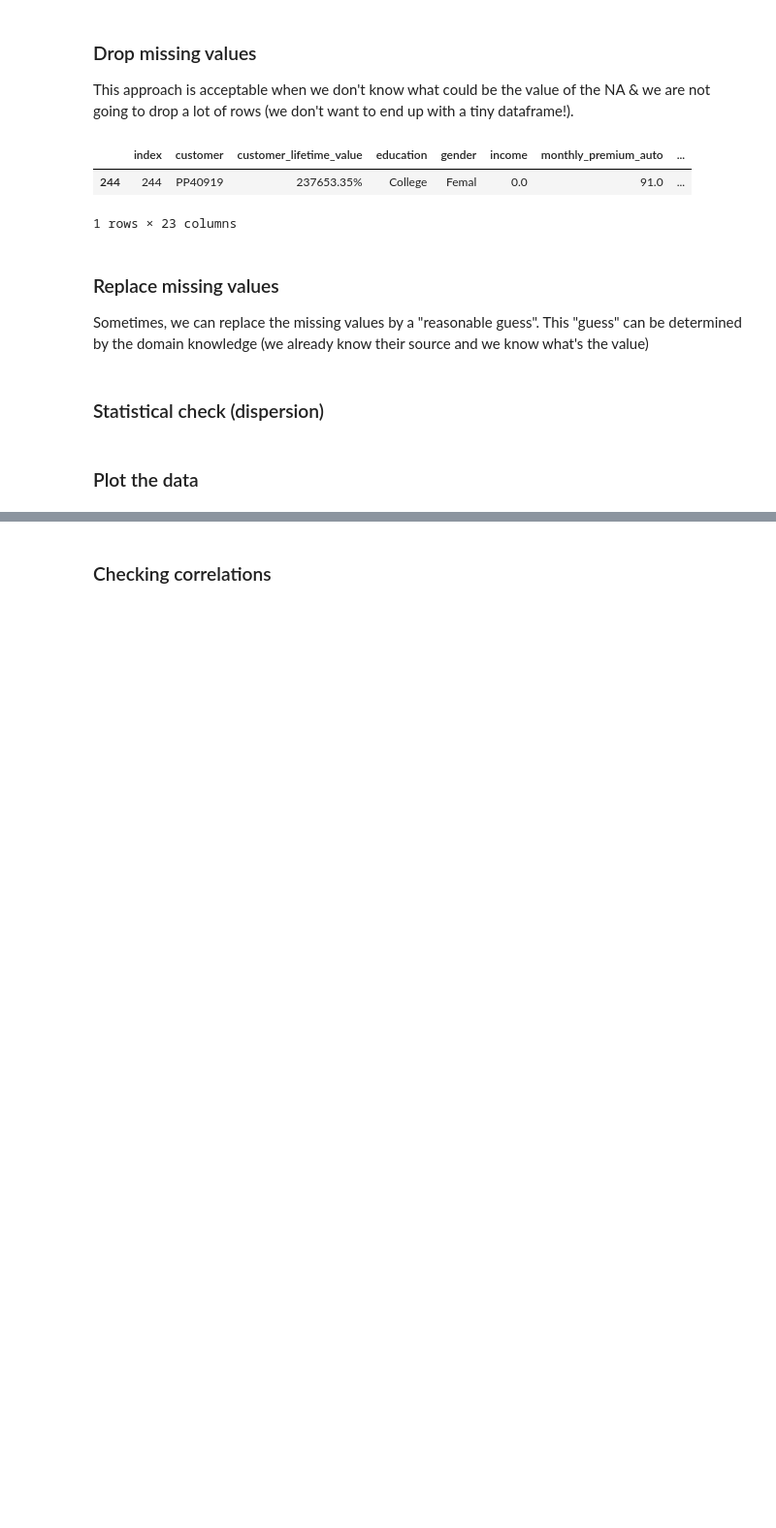
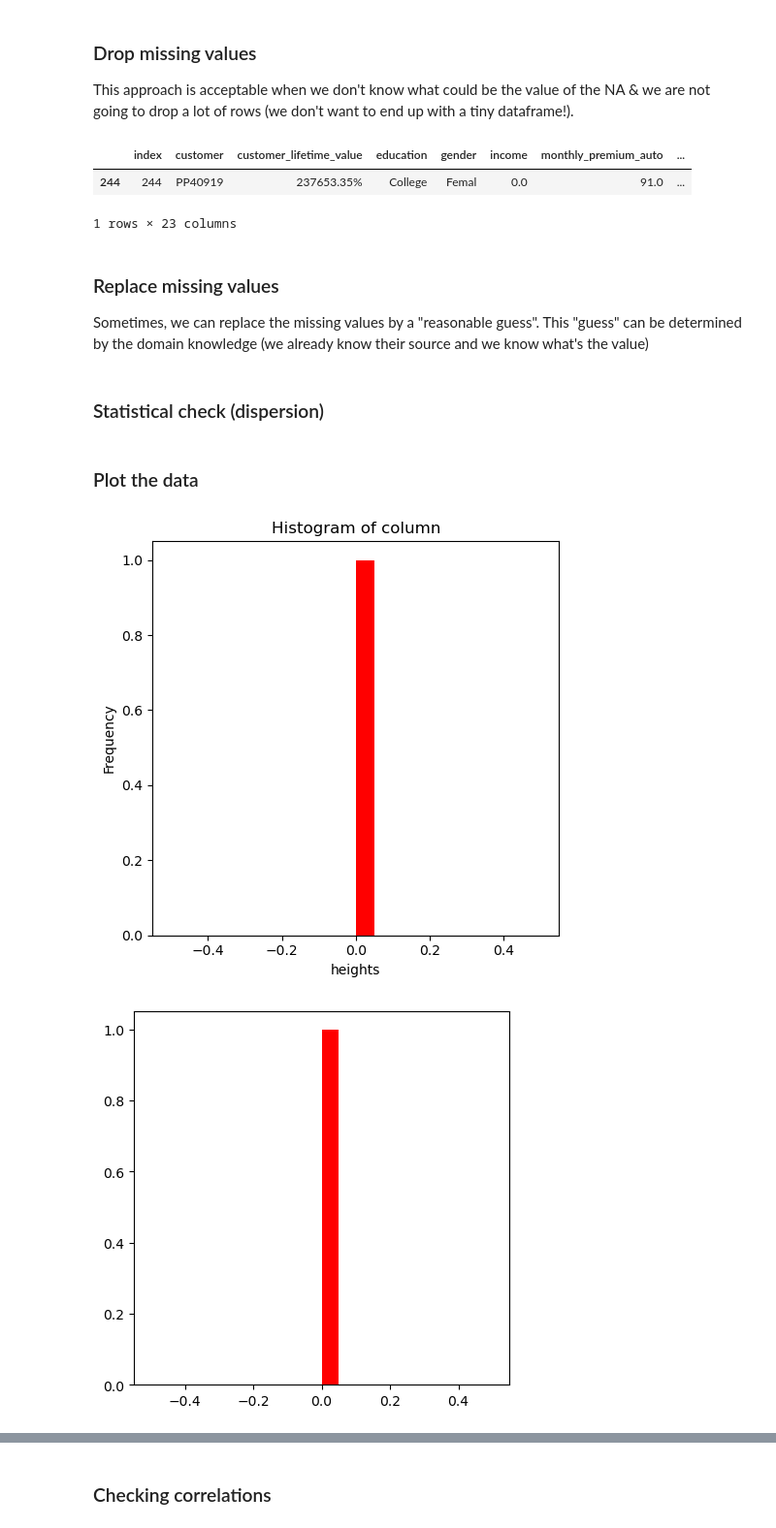
Before and after one commit to chaosskill/ironhack, a Jupyter notebook: revisions.ipynb, the cells around one changed output, grey strips where cells are left out. Shown: that part at 97% size. Saved outputs shown, nothing was run; the diff lists cells and outputs as text; code cells hidden in the pictures; blank space fills up the shorter version.

```diff
--- a/revisions.ipynb
+++ b/revisions.ipynb
@@ -187,18 +197,21 @@ warnings.filterwarnings('ignore') # ignore warnings for cleaner output
 # %%
 # plot a histogram
-df3['column'].plot(kind='hist', bins=20, figsize=(10,5), color='red')
+df3['income'].plot(kind='hist', bins=20, figsize=(5,5), color='red')
 plt.title('Histogram of column')
-plt.xlabel('column')
+plt.xlabel('heights')
 plt.ylabel('Frequency')
 plt.tight_layout() # adjust the layout to avoid overlapping
 plt.show()
 # different approach
-fig, ax = plt.subplots(figsize=(10,5)) # create a figure and axes
-ax.hist(df3['column'], bins=20, color='red') # plot a histogram using
+fig, ax = plt.subplots(figsize=(5,5)) # create a figure and axes
+ax.hist(df3['income'], bins=20, color='red') # plot a histogram using
 # using seaborn
-sns.distplot(df3['column'], bins=20, kde=False, color='red') # plot a histogram
+sns.displot(df3['income'], bins=20, kde=False, color='red') # plot a histogram
 plt.show()
 # interactive plot using plotly
 import plotly.express as px
-fig = px.histogram(df3, x='column', nbins=20, title='Histogram of column')
+fig = px.histogram(df3, x='income', nbins=20, title='Histogram of column')
 fig.show()
+# %% [output]
+[figure, added]
+[figure, added]
```
Also changed, not shown: parts of 5 cells of this notebook.
